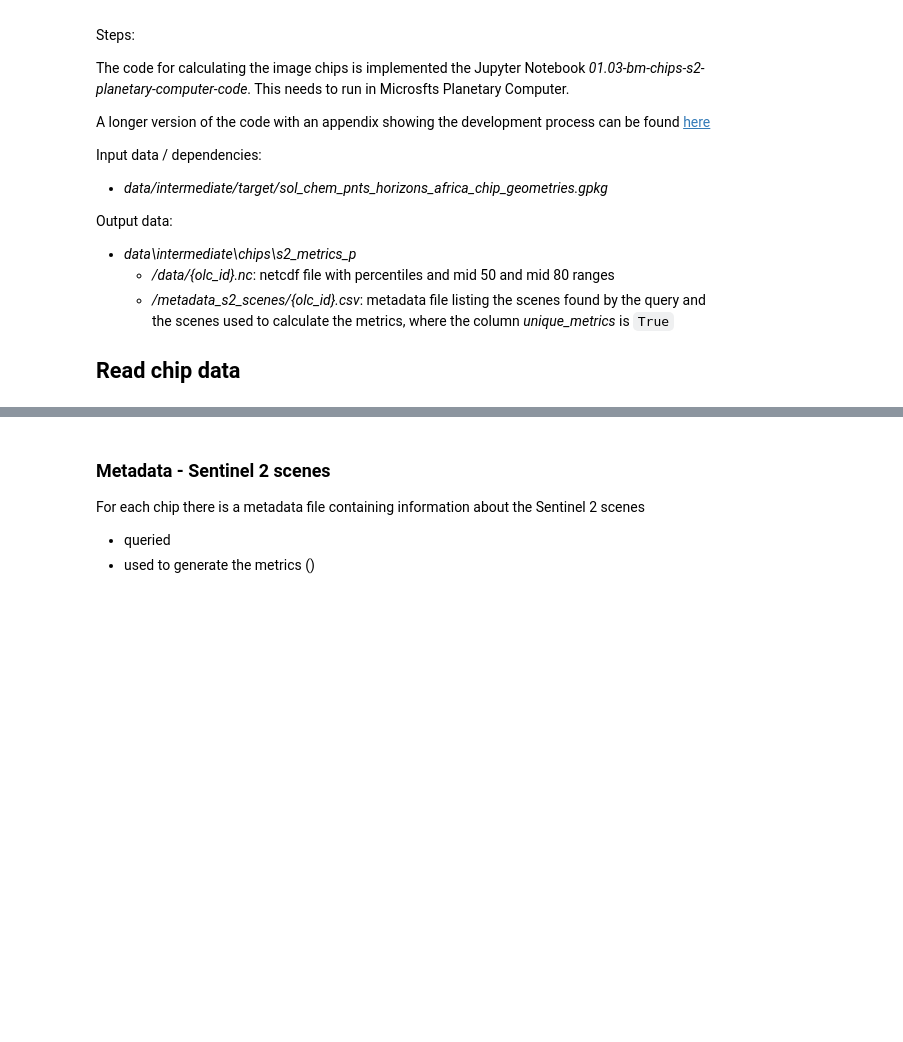
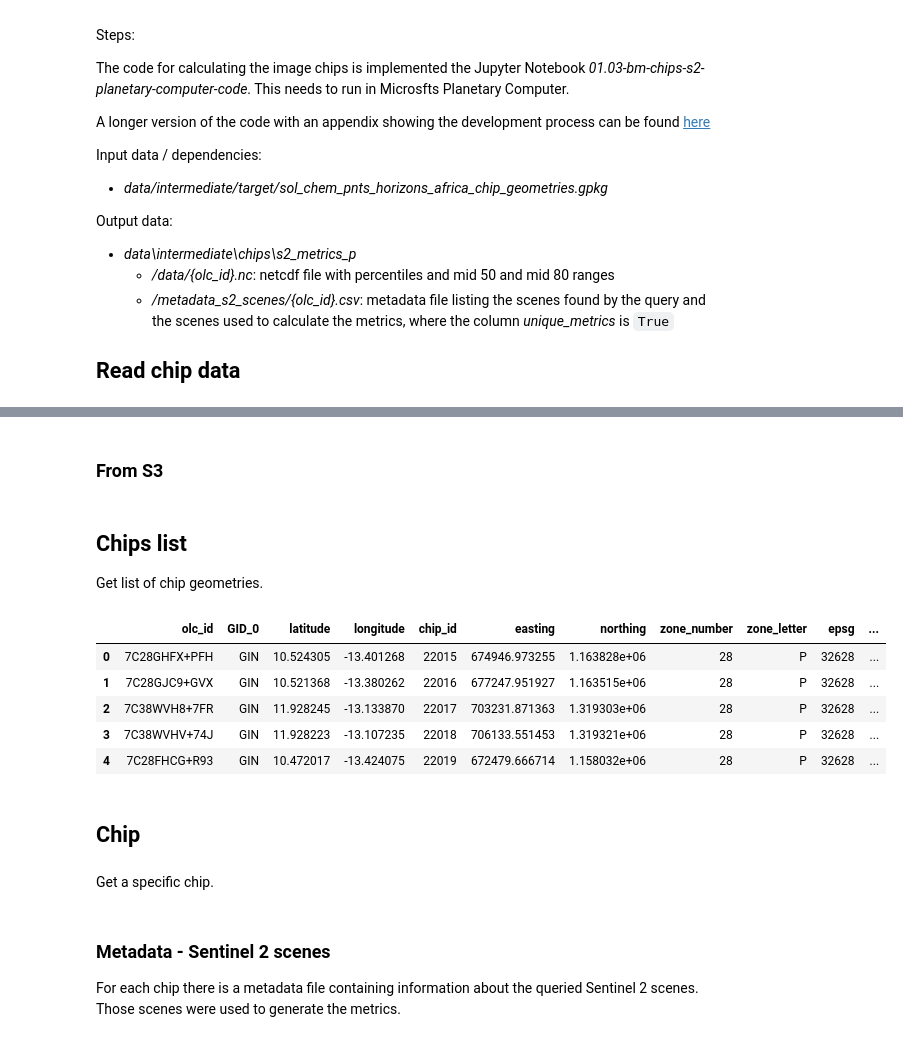
Before and after one commit to MI4People/MI4People_soil_quality, a Jupyter notebook: notebooks/01.03-bm-chips-s2-load-computed-data.ipynb, the cells around one changed output, grey strips where cells are left out. Saved outputs shown, nothing was run; the diff lists cells and outputs as text; code cells hidden in the pictures; blank space fills up the shorter version.

```diff
--- a/notebooks/01.03-bm-chips-s2-load-computed-data.ipynb
+++ b/notebooks/01.03-bm-chips-s2-load-computed-data.ipynb
@@ -28,0 +66,2 @@ filename_s2_scenes = f"{basedir_chips}/metadata_s2_scenes/{olc_id}.csv"
+# %% [markdown]
+### From S3
@@ -28,0 +168,18 @@ filename_s2_scenes = f"{basedir_chips}/metadata_s2_scenes/{olc_id}.csv"
+# %% [markdown]
+## Chips list
+
+Get list of chip geometries.
+# %%
+chips = ChipsReader(secrets_file_path='../.secrets/Benjamin.Mack_accessKeys.csv')
+chips.gdf.head()
+# %% [output]
+|  | olc_id | GID_0 | latitude | longitude | chip_id | easting | northing | zone_number | zone_letter | epsg | ... |
+| 0 | 7C28GHFX+PFH | GIN | 10.524305 | -13.401268 | 22015 | 674946.973255 | 1.163828e+06 | 28 | P | 32628 | ... |
+| 1 | 7C28GJC9+GVX | GIN | 10.521368 | -13.380262 | 22016 | 677247.951927 | 1.163515e+06 | 28 | P | 32628 | ... |
+| 2 | 7C38WVH8+7FR | GIN | 11.928245 | -13.133870 | 22017 | 703231.871363 | 1.319303e+06 | 28 | P | 32628 | ... |
+| 3 | 7C38WVHV+74J | GIN | 11.928223 | -13.107235 | 22018 | 706133.551453 | 1.319321e+06 | 28 | P | 32628 | ... |
+| 4 | 7C28FHCG+R93 | GIN | 10.472017 | -13.424075 | 22019 | 672479.666714 | 1.158032e+06 | 28 | P | 32628 | ... |
+# %% [markdown]
+## Chip
+# %% [markdown]
+Get a specific chip.
@@ -29,7 +188,5 @@ filename_s2_scenes = f"{basedir_chips}/metadata_s2_scenes/{olc_id}.csv"
 # %% [markdown]
 ### Metadata - Sentinel 2 scenes
 
-For each chip there is a metadata file containing information about the Sentinel 2 scenes
-
-* queried
-* used to generate the metrics ()
+For each chip there is a metadata file containing information about the queried Sentinel 2 scenes.
+Those scenes were used to generate the metrics.
```
Also changed, not shown: parts of 13 cells of this notebook.
